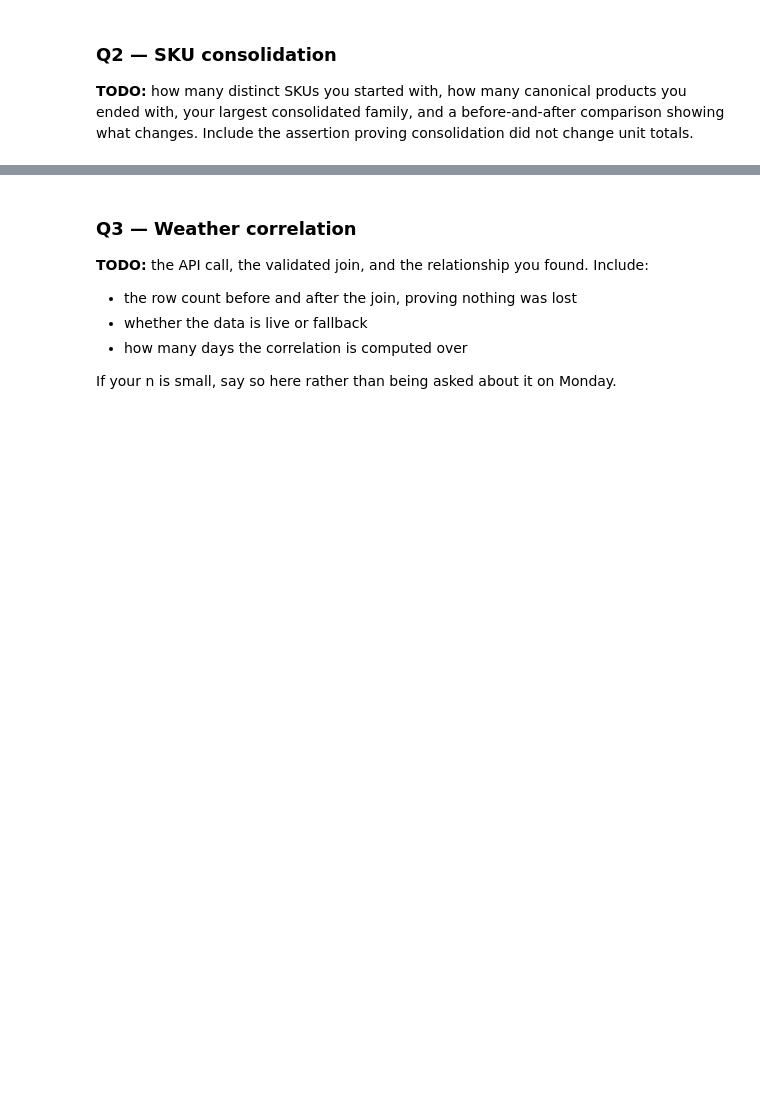
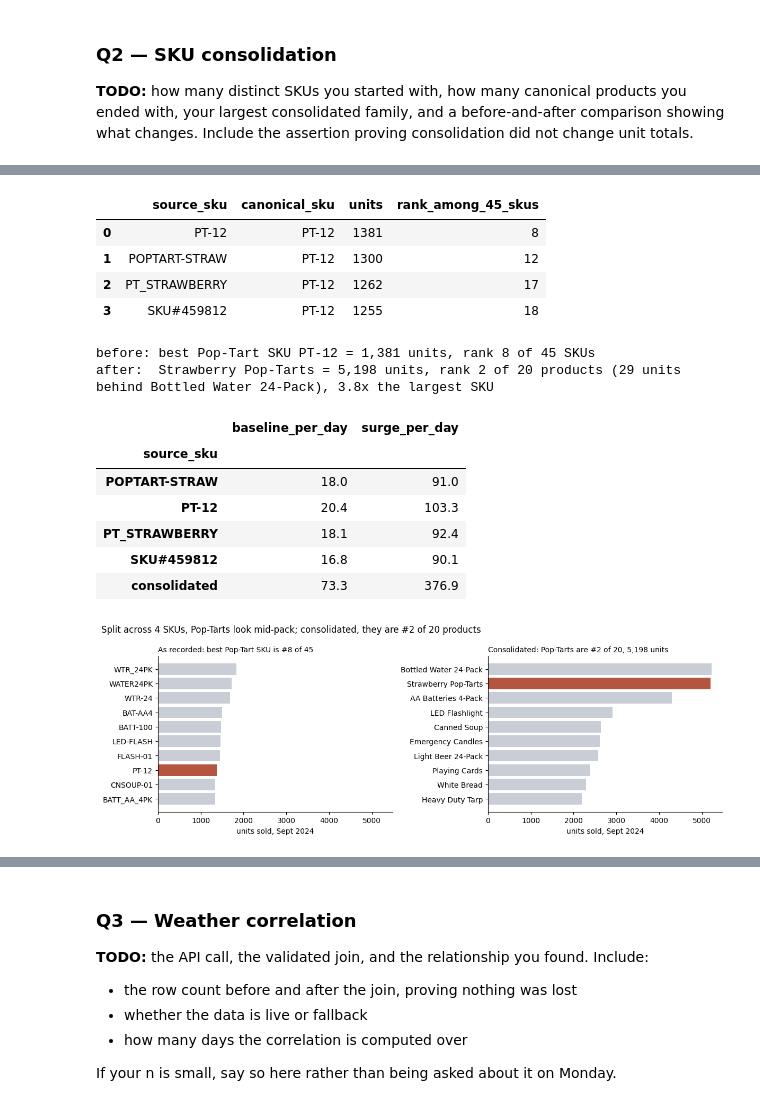
Before and after one commit to asomers205/DS2002FA26, a Jupyter notebook: notebooks/06-midterm-walmart/2026-10-30 — Midterm Progress — Lab.ipynb, the cells around one changed output, grey strips where cells are left out. Drawn from its saved outputs; the diff is of its cells as text; code cells hidden in the pictures; blank space fills up the shorter version.

```diff
--- a/notebooks/06-midterm-walmart/2026-10-30 — Midterm Progress — Lab.ipynb
+++ b/notebooks/06-midterm-walmart/2026-10-30 — Midterm Progress — Lab.ipynb
@@ -30,0 +268,64 @@ Presentations are Monday. If a question is not working, this is the last checkpo
+# %%
+# what we started with vs what we ended with
+n_catalog_skus = raw_products["sku"].str.strip().str.upper().nunique()
+n_transaction_skus = transactions_clean["source_sku"].nunique()
+n_canonical = transactions_clean["canonical_sku"].nunique()
+family_sizes = transactions_clean.groupby("canonical_sku")["source_sku"].nunique().sort_values(ascending=False)
+largest_family = family_sizes.index[0]
+family_aliases = sku_groups[largest_family]
+raw_name_spellings = raw_transactions.loc[
+    raw_transactions["sku"].str.strip().str.upper().isin(family_aliases), "product_name"].nunique()
+
+print(f"distinct SKUs: {n_catalog_skus} in the catalog, {n_transaction_skus} in transactions")
+print(f"canonical products: {n_canonical}")
+print(f"largest family: {largest_family} ({canonical_names[largest_family]}), "
+      f"{family_sizes.iloc[0]} SKUs and {raw_name_spellings} product-name spellings")
+
+# fragmented view (as recorded) vs consolidated view
+by_source = transactions_clean.groupby("source_sku")["quantity"].sum().sort_values(ascending=False)
+by_canonical = transactions_clean.groupby("canonical_sku")["quantity"].sum().sort_values(ascending=False)
+
+# consolidation must not create or lose units, overall or inside any family
+assert by_source.sum() == by_canonical.sum() == transactions_clean["quantity"].sum(), "consolidation changed unit totals"
+regrouped = by_source.groupby(by_source.index.map(sku_to_canonical)).sum()
+assert (regrouped - by_canonical.reindex(regrouped.index)).eq(0).all(), "a family total changed"
+print(f"assertion passed: {int(by_source.sum()):,} units before = {int(by_canonical.sum()):,} units after")
+
+family = by_source[by_source.index.isin(family_aliases)]
+best_fragment = family.idxmax()
+fragment_rank = list(by_source.index).index(best_fragment) + 1
+family_rank = list(by_canonical.index).index(largest_family) + 1
+display(pd.DataFrame({"source_sku": family.index, "canonical_sku": largest_family,
+                      "units": family.values, "rank_among_45_skus": [list(by_source.index).index(s) + 1 for s in family.index]}))
+print(f"before: best Pop-Tart SKU {best_fragment} = {int(family.max()):,} units, rank {fragment_rank} of {len(by_source)} SKUs")
+print(f"after:  {canonical_names[largest_family]} = {int(by_canonical[largest_family]):,} units, "
+      f"rank {family_rank} of {len(by_canonical)} products ({int(by_canonical.iloc[0] - by_canonical[largest_family])} "
+      f"units behind {canonical_names[by_canonical.index[0]]}), {by_canonical[largest_family] / family.max():.1f}x the largest SKU")
+
+# true daily volume, baseline vs surge
+pt_daily = sales[sales["canonical_sku"] == largest_family].pivot_table(
+    index="date", columns="source_sku", values="quantity", aggfunc="sum", fill_value=0)
+pt_daily["consolidated"] = pt_daily.sum(axis=1)
+volume = pd.DataFrame({"baseline_per_day": window_mean(pt_daily, BASELINE),
+                       "surge_per_day": window_mean(pt_daily, SURGE)}).round(1)
+display(volume)
+
+# chart: top 10 as recorded vs top 10 after consolidation
+fig, axes = plt.subplots(1, 2, figsize=(12, 4.2), sharex=True)
+left = by_source.head(10)[::-1]
+axes[0].barh(left.index, left.values, color=["#b4553f" if s in family_aliases else "#c9cdd6" for s in left.index])
+axes[0].set_title(f"As recorded: best Pop-Tart SKU is #{fragment_rank} of {len(by_source)}", fontsize=10, loc="left")
+right = by_canonical.head(10)[::-1]
+axes[1].barh([canonical_names[s] for s in right.index], right.values,
+             color=["#b4553f" if s == largest_family else "#c9cdd6" for s in right.index])
+axes[1].set_title(f"Consolidated: Pop-Tarts are #{family_rank} of {len(by_canonical)}, "
+                  f"{int(by_canonical[largest_family]):,} units", fontsize=10, loc="left")
+for ax in axes:
+    ax.set_xlabel("units sold, Sept 2024")
+    for spine in ("top", "right"):
+        ax.spines[spine].set_visible(False)
+fig.suptitle(f"Split across {len(family_aliases)} SKUs, Pop-Tarts look mid-pack; consolidated, "
+             f"they are #{family_rank} of {len(by_canonical)} products", x=0.01, ha="left", fontsize=12)
+plt.tight_layout()
+plt.show()
+# %% [output]
@@ -30,0 +336,15 @@ Presentations are Monday. If a question is not working, this is the last checkpo
+|  | source_sku | canonical_sku | units | rank_among_45_skus |
+| 0 | PT-12 | PT-12 | 1381 | 8 |
+| 1 | POPTART-STRAW | PT-12 | 1300 | 12 |
+| 2 | PT_STRAWBERRY | PT-12 | 1262 | 17 |
+| 3 | SKU#459812 | PT-12 | 1255 | 18 |
+before: best Pop-Tart SKU PT-12 = 1,381 units, rank 8 of 45 SKUs
+after:  Strawberry Pop-Tarts = 5,198 units, rank 2 of 20 products (29 units behind Bottled Water 24-Pack), 3.8x the largest SKU
+|  | baseline_per_day | surge_per_day |
+| source_sku |  |  |
+| POPTART-STRAW | 18.0 | 91.0 |
+| PT-12 | 20.4 | 103.3 |
+| PT_STRAWBERRY | 18.1 | 92.4 |
+| SKU#459812 | 16.8 | 90.1 |
+| consolidated | 73.3 | 376.9 |
+[figure, added]
```
Also changed, not shown: parts of 21 cells of this notebook.
